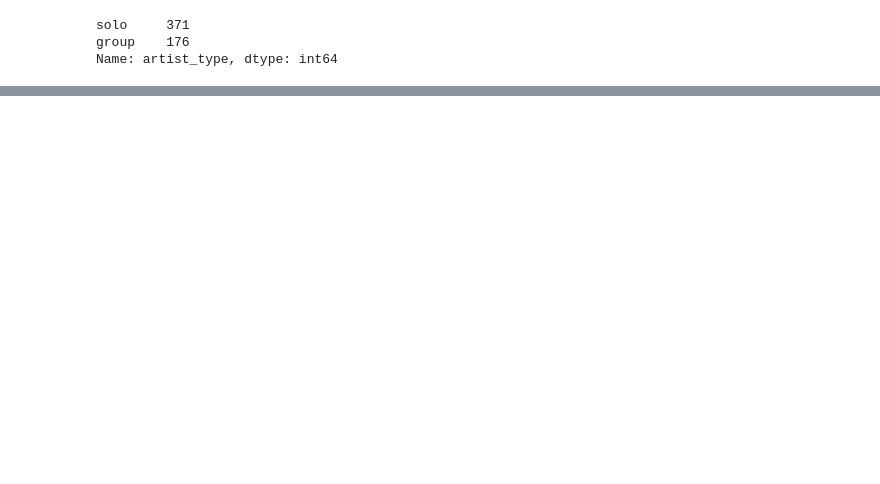
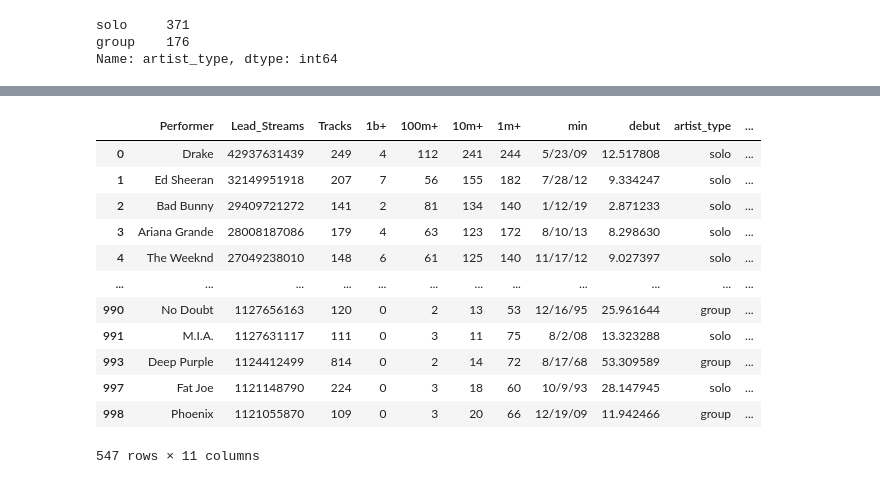
Before and after one commit to rexmoss/lotyrex-finalproject, a Jupyter notebook: finalproject.ipynb, the cells around one changed output, grey strips where cells are left out. Cells and saved outputs as stored; diff of their text form; code cells hidden in the pictures; blank space fills up the shorter version.

```diff
--- a/finalproject.ipynb
+++ b/finalproject.ipynb
@@ -221,0 +140,19 @@ See the caveats in the documentation: https://pandas.pydata.org/pandas-docs/stab
+# %%
+# convert days of experience to years of experience
+df.debut = df.debut/365
+
+df
+# %% [output]
+|  | Performer | Lead_Streams | Tracks | 1b+ | 100m+ | 10m+ | 1m+ | min | debut | artist_type | ... |
+| 0 | Drake | 42937631439 | 249 | 4 | 112 | 241 | 244 | 5/23/09 | 12.517808 | solo | ... |
+| 1 | Ed Sheeran | 32149951918 | 207 | 7 | 56 | 155 | 182 | 7/28/12 | 9.334247 | solo | ... |
+| 2 | Bad Bunny | 29409721272 | 141 | 2 | 81 | 134 | 140 | 1/12/19 | 2.871233 | solo | ... |
+| 3 | Ariana Grande | 28008187086 | 179 | 4 | 63 | 123 | 172 | 8/10/13 | 8.298630 | solo | ... |
+| 4 | The Weeknd | 27049238010 | 148 | 6 | 61 | 125 | 140 | 11/17/12 | 9.027397 | solo | ... |
+| ... | ... | ... | ... | ... | ... | ... | ... | ... | ... | ... | ... |
+| 990 | No Doubt | 1127656163 | 120 | 0 | 2 | 13 | 53 | 12/16/95 | 25.961644 | group | ... |
+| 991 | M.I.A. | 1127631117 | 111 | 0 | 3 | 11 | 75 | 8/2/08 | 13.323288 | solo | ... |
+| 993 | Deep Purple | 1124412499 | 814 | 0 | 2 | 14 | 72 | 8/17/68 | 53.309589 | group | ... |
+| 997 | Fat Joe | 1121148790 | 224 | 0 | 3 | 18 | 60 | 10/9/93 | 28.147945 | solo | ... |
+| 998 | Phoenix | 1121055870 | 109 | 0 | 3 | 20 | 66 | 12/19/09 | 11.942466 | group | ... |
+547 rows × 11 columns
```
Also changed, not shown: parts of 18 cells of this notebook.
